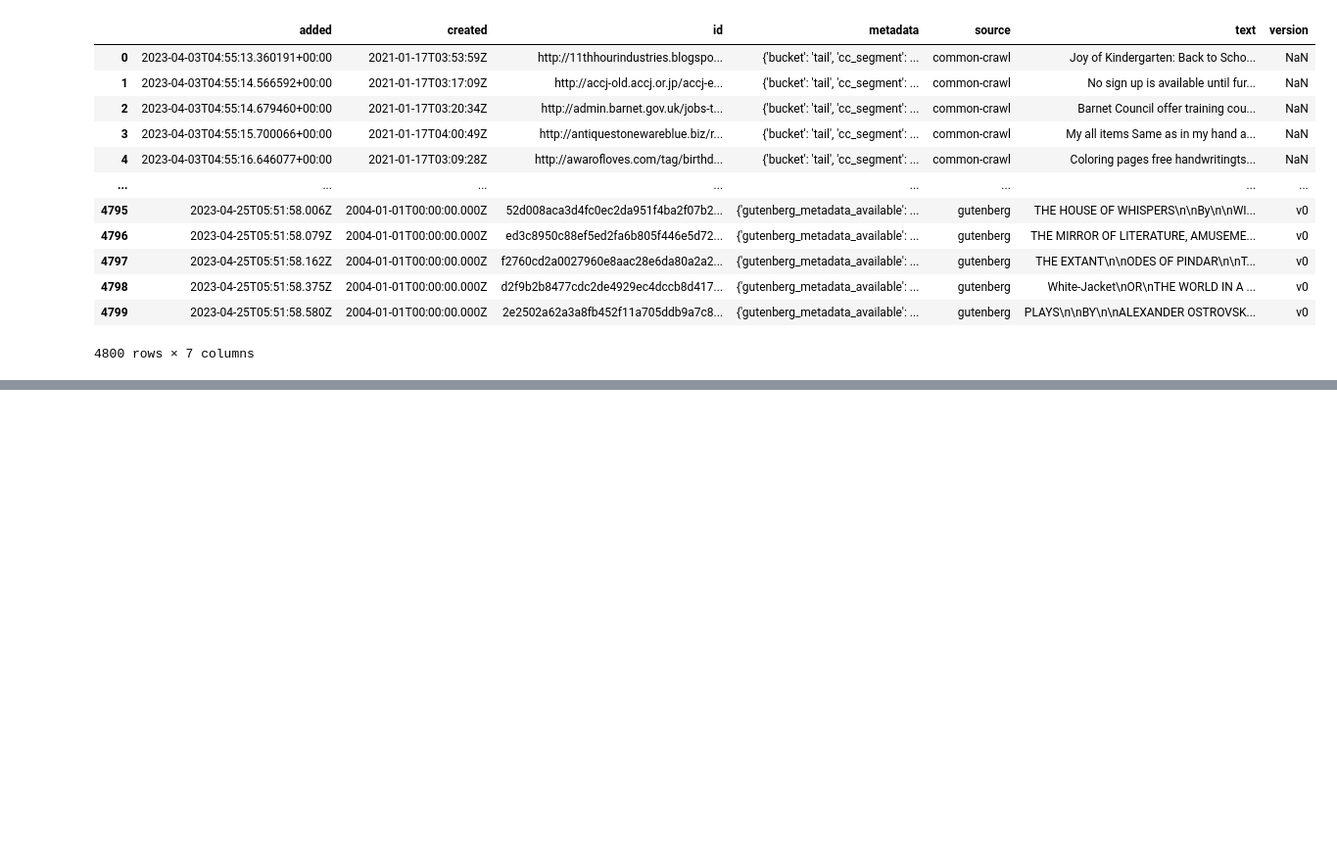
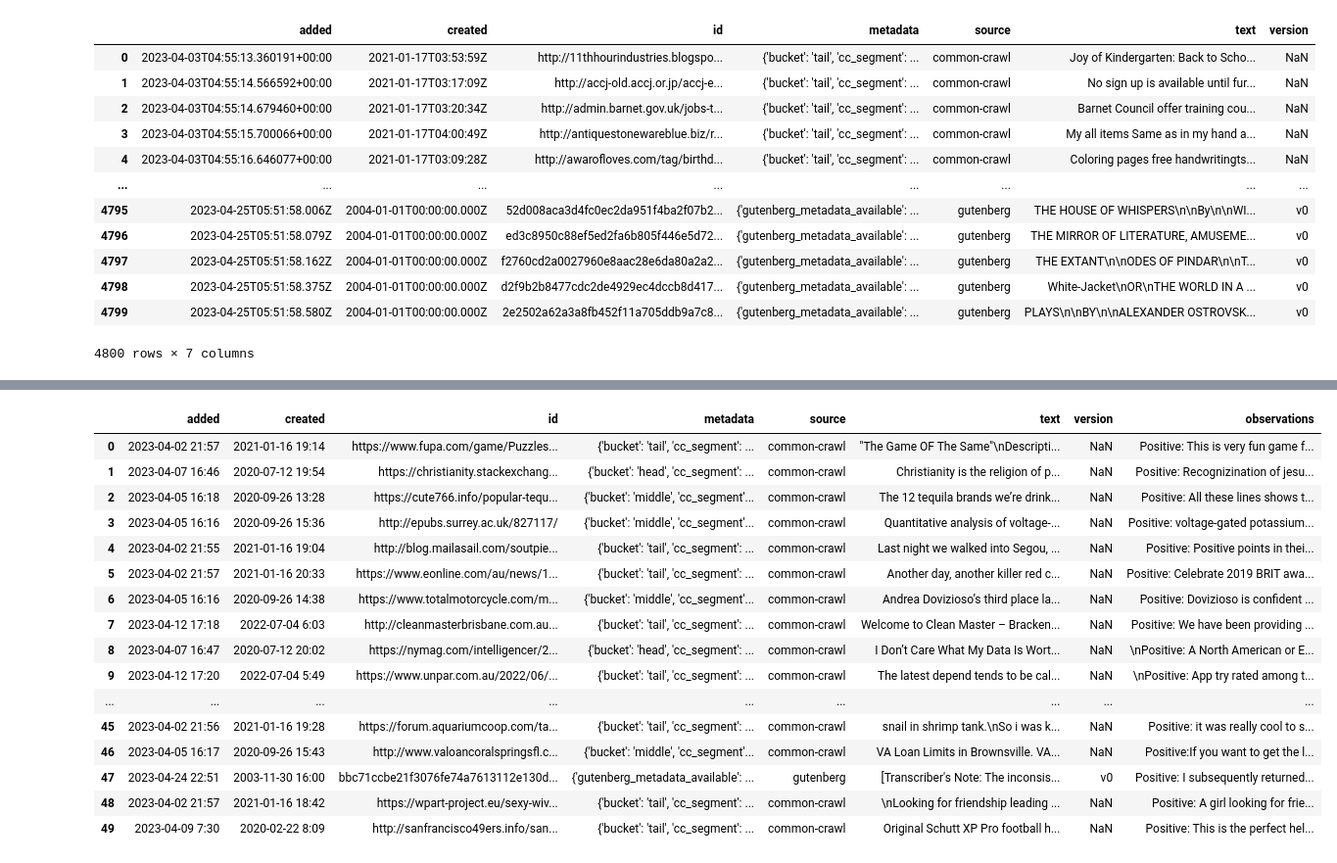
Before and after one commit to KaurInTech/CMPT-419_Assignment_3, a Jupyter notebook: Assignment3.ipynb, the cells around one changed output, grey strips where cells are left out. Shown at 98% size. Cells and saved outputs as stored; diff of their text form; code cells hidden in the pictures; blank space fills up the shorter version.

Commit message:
Data shown with added Tone column

```diff
--- a/Assignment3.ipynb
+++ b/Assignment3.ipynb
@@ -344,3 +369,26 @@ dolma_sample
 | 47 | 2023-04-25T05:51:16.034Z | 2003-12-01T00:00:00.000Z | bbc71ccbe21f3076fe74a7613112e130d... | {'gutenberg_metadata_available': ... | gutenberg | [Transcriber's Note: The inconsis... | v0 | NaN |
 | 48 | 2023-04-03T04:57:37.502734+00:00 | 2021-01-17T02:42:07Z | https://wpart-project.eu/sexy-wiv... | {'bucket': 'tail', 'cc_segment': ... | common-crawl | \nLooking for friendship leading ... | NaN | NaN |
 | 49 | 2023-04-09T14:30:50.169509+00:00 | 2020-02-22T16:09:10Z | http://sanfrancisco49ers.info/san... | {'bucket': 'tail', 'cc_segment': ... | common-crawl | Original Schutt XP Pro football h... | NaN | NaN |
+# %%
+# Read CSV file
+dolma_sample = pd.read_csv('dolma_sample.csv')
+
+dolma_sample
+# %% [output]
+|  | added | created | id | metadata | source | text | version | observations |
+| 0 | 2023-04-02 21:57 | 2021-01-16 19:14 | https://www.fupa.com/game/Puzzles... | {'bucket': 'tail', 'cc_segment': ... | common-crawl | "The Game OF The Same"\nDescripti... | NaN | Positive: This is very fun game f... |
+| 1 | 2023-04-07 16:46 | 2020-07-12 19:54 | https://christianity.stackexchang... | {'bucket': 'head', 'cc_segment': ... | common-crawl | Christianity is the religion of p... | NaN | Positive: Recognizination of jesu... |
+| 2 | 2023-04-05 16:18 | 2020-09-26 13:28 | https://cute766.info/popular-tequ... | {'bucket': 'middle', 'cc_segment'... | common-crawl | The 12 tequila brands we’re drink... | NaN | Positive: All these lines shows t... |
+| 3 | 2023-04-05 16:16 | 2020-09-26 15:36 | http://epubs.surrey.ac.uk/827117/ | {'bucket': 'middle', 'cc_segment'... | common-crawl | Quantitative analysis of voltage-... | NaN | Positive: voltage-gated potassium... |
+| 4 | 2023-04-02 21:55 | 2021-01-16 19:04 | http://blog.mailasail.com/soutpie... | {'bucket': 'tail', 'cc_segment': ... | common-crawl | Last night we walked into Segou, ... | NaN | Positive: Positive points in thei... |
+| 5 | 2023-04-02 21:57 | 2021-01-16 20:33 | https://www.eonline.com/au/news/1... | {'bucket': 'tail', 'cc_segment': ... | common-crawl | Another day, another killer red c... | NaN | Positive: Celebrate 2019 BRIT awa... |
+| 6 | 2023-04-05 16:16 | 2020-09-26 14:38 | https://www.totalmotorcycle.com/m... | {'bucket': 'middle', 'cc_segment'... | common-crawl | Andrea Dovizioso’s third place la... | NaN | Positive: Dovizioso is confident ... |
+| 7 | 2023-04-12 17:18 | 2022-07-04 6:03 | http://cleanmasterbrisbane.com.au... | {'bucket': 'tail', 'cc_segment': ... | common-crawl | Welcome to Clean Master – Bracken... | NaN | Positive: We have been providing ... |
+| 8 | 2023-04-07 16:47 | 2020-07-12 20:02 | https://nymag.com/intelligencer/2... | {'bucket': 'head', 'cc_segment': ... | common-crawl | I Don’t Care What My Data Is Wort... | NaN | \nPositive: A North American or E... |
+| 9 | 2023-04-12 17:20 | 2022-07-04 5:49 | https://www.unpar.com.au/2022/06/... | {'bucket': 'tail', 'cc_segment': ... | common-crawl | The latest depend tends to be cal... | NaN | \nPositive: App try rated among t... |
+| ... | ... | ... | ... | ... | ... | ... | ... | ... |
+| 45 | 2023-04-02 21:56 | 2021-01-16 19:28 | https://forum.aquariumcoop.com/ta... | {'bucket': 'tail', 'cc_segment': ... | common-crawl | snail in shrimp tank.\nSo i was k... | NaN | Positive: it was really cool to s... |
+| 46 | 2023-04-05 16:17 | 2020-09-26 15:43 | http://www.valoancoralspringsfl.c... | {'bucket': 'middle', 'cc_segment'... | common-crawl | VA Loan Limits in Brownsville. VA... | NaN | Positive:If you want to get the l... |
+| 47 | 2023-04-24 22:51 | 2003-11-30 16:00 | bbc71ccbe21f3076fe74a7613112e130d... | {'gutenberg_metadata_available': ... | gutenberg | [Transcriber's Note: The inconsis... | v0 | Positive: I subsequently returned... |
+| 48 | 2023-04-02 21:57 | 2021-01-16 18:42 | https://wpart-project.eu/sexy-wiv... | {'bucket': 'tail', 'cc_segment': ... | common-crawl | \nLooking for friendship leading ... | NaN | Positive: A girl looking for frie... |
+| 49 | 2023-04-09 7:30 | 2020-02-22 8:09 | http://sanfrancisco49ers.info/san... | {'bucket': 'tail', 'cc_segment': ... | common-crawl | Original Schutt XP Pro football h... | NaN | Positive: This is the perfect hel... |
```
Also changed, not shown: parts of 2 cells of this notebook, 2 other files.
